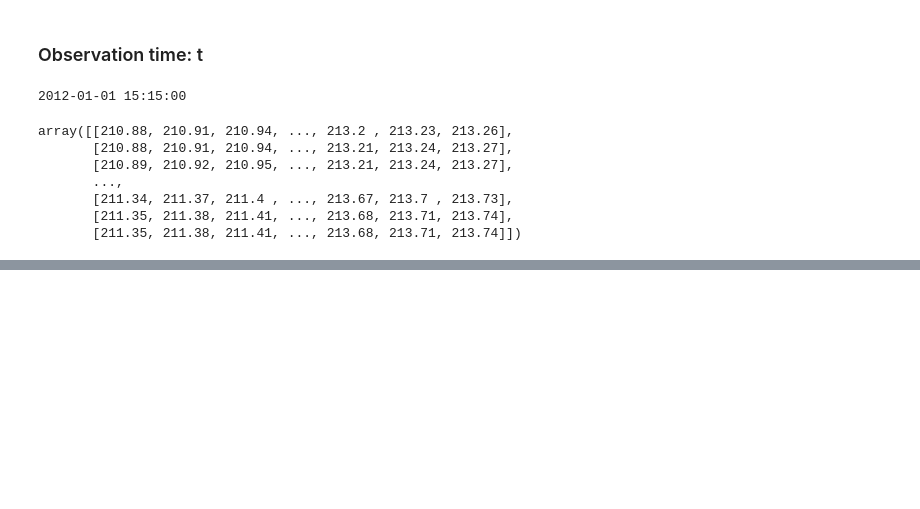
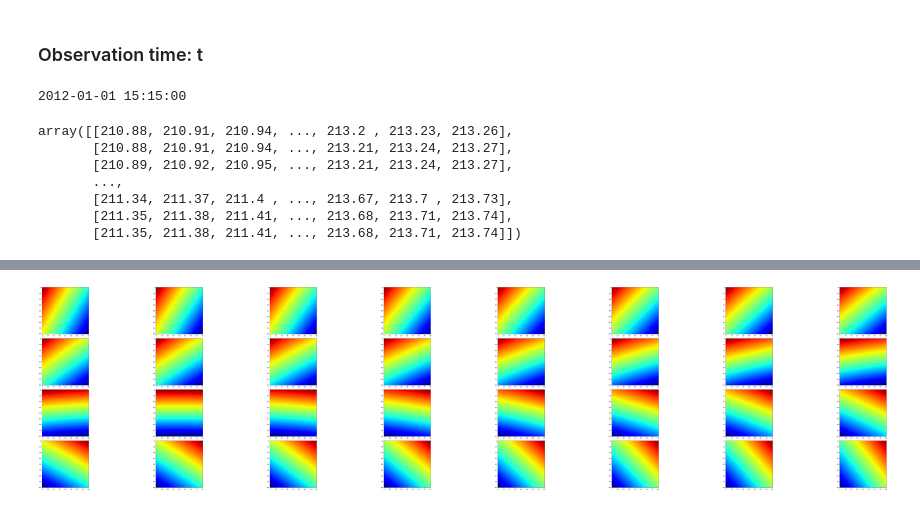
Before and after one commit to fedegiallorosso/solar_forecasting, a Jupyter notebook: notebooks/Emilio_EDA.ipynb, the cells around one changed output, grey strips where cells are left out. Saved outputs shown, nothing was run; the diff lists cells and outputs as text; code cells hidden in the pictures; blank space fills up the shorter version.

```diff
--- a/notebooks/Emilio_EDA.ipynb
+++ b/notebooks/Emilio_EDA.ipynb
@@ -13,9 +13,9 @@ X.files
 # %% [output]
 ['datetime', 'GHI', 'CLS', 'SZA', 'SAA']
 # %%
-date = X['datetime']
+datetime= X['datetime']
 SZA = X['SZA']
-SSA = X['SAA']
+SAA = X['SAA']
 # %%
 print(f'zenith angles has this shape {SZA.shape}')
 print(f'solar azimuth angle (SAA) has this shape {SSA.shape}')
@@ -97,0 +232,17 @@ array([[210.88, 210.91, 210.94, ..., 213.2 , 213.23, 213.26],
+# %%
+def day_information(
+    feature = SAA,
+    observation = 96,
+    timestamp = 0):
+
+    # Print total radiation for all pixels in a timestamp
+    print(f'The radiation on {datetime[observation]} was {feature[observation, timestamp, :, :].sum()}.')
+    print(f'The radiation on {datetime[observation]} looks like:')
+    plt.figure (figsize = (100,20))
+    for j in range(4):
+        for i in range(8):
+            plt.subplot(4, 8, j * 8 + i + 1)
+            plt.imshow(feature[observation+j,i,:,:], cmap='jet', norm='linear')
+# %%
+day_information()
+# %% [output]
@@ -97,0 +251 @@ array([[210.88, 210.91, 210.94, ..., 213.2 , 213.23, 213.26],
+[figure, added]
```
Also changed, not shown: parts of 29 cells of this notebook.
